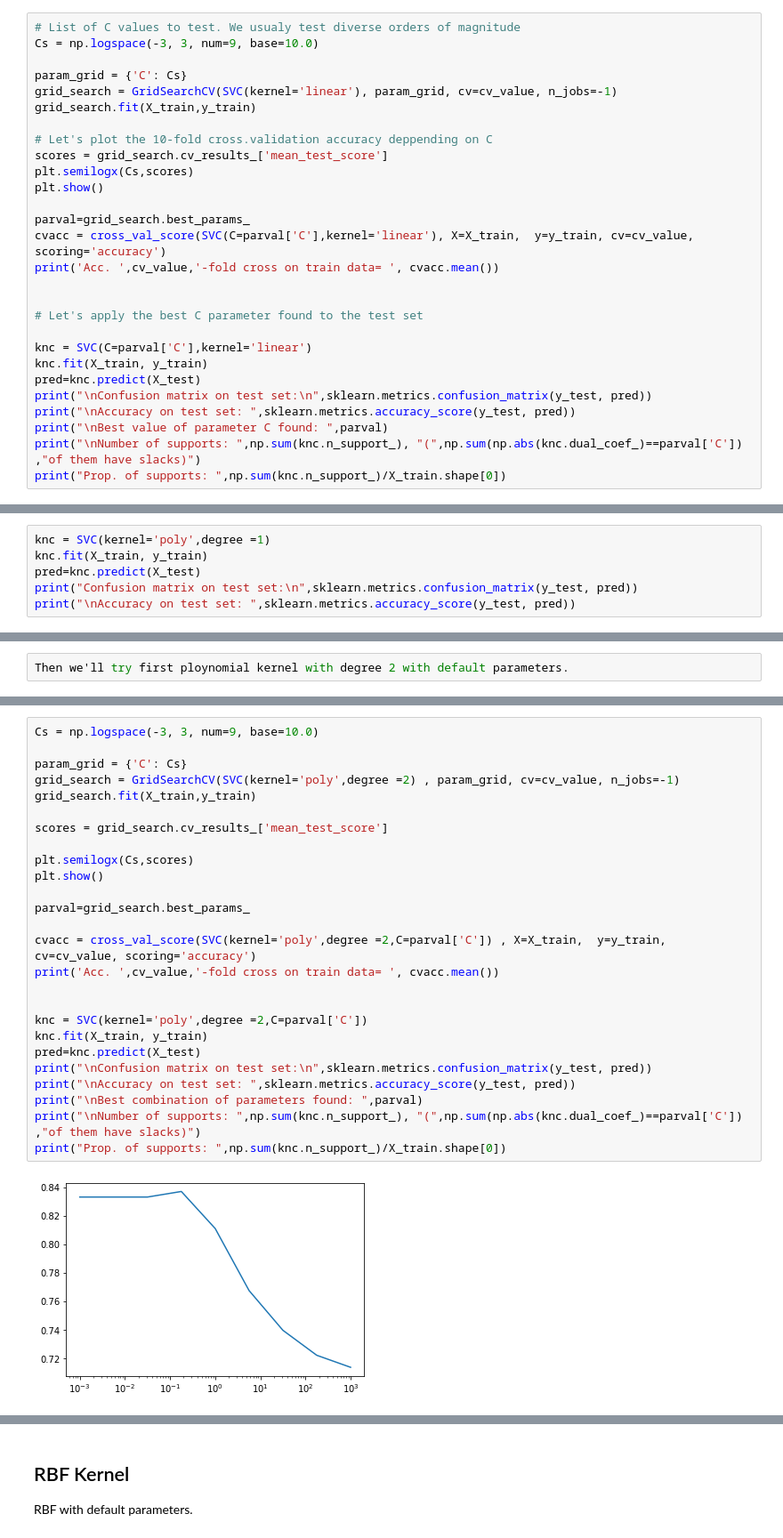
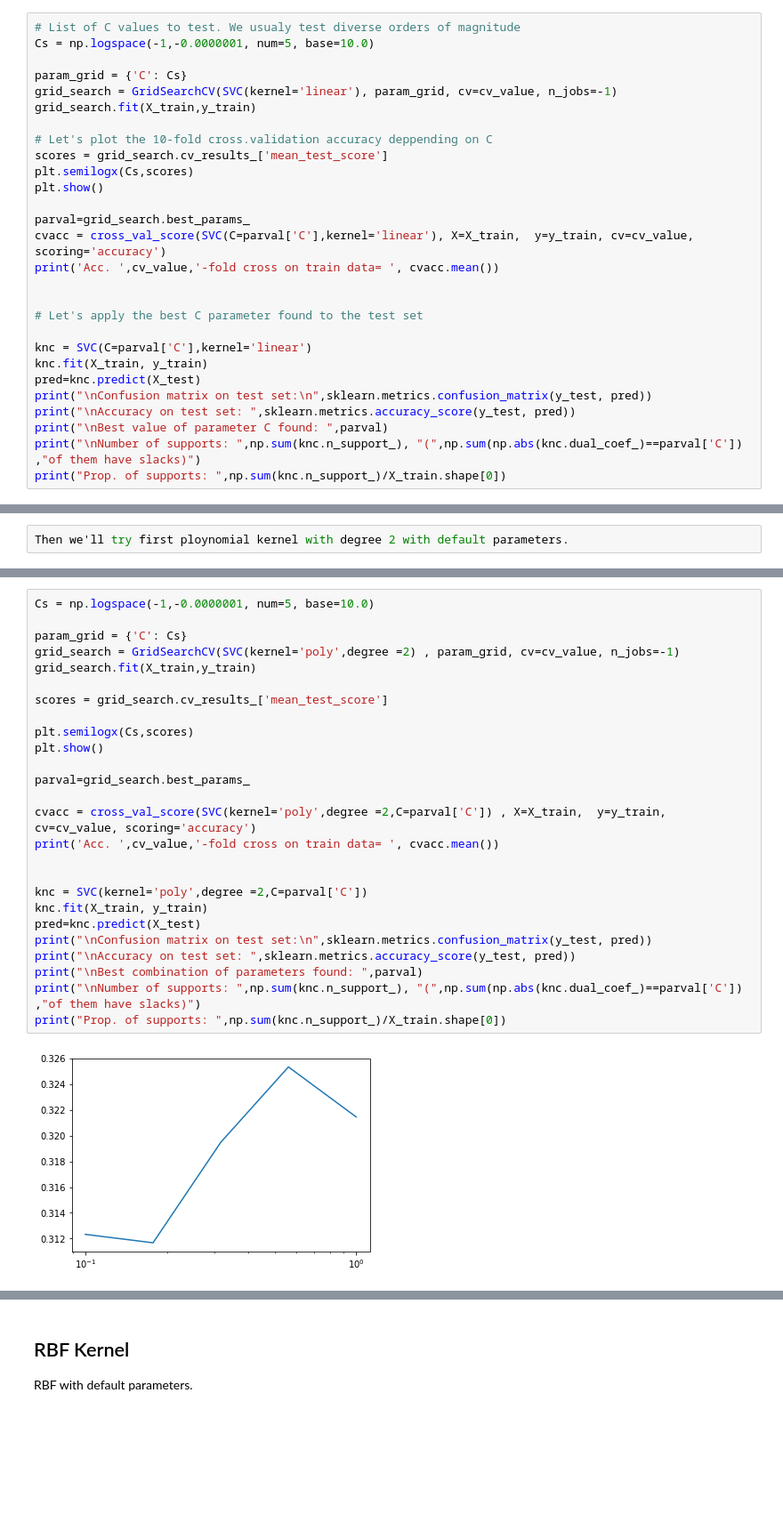
Before and after one commit to Asocsar/MD, a Jupyter notebook: Second_Part/SVM.ipynb, the cells around one changed output, grey strips where cells are left out. Shown at 89% size. Saved outputs shown, nothing was run; the diff lists cells and outputs as text; blank space fills up the shorter version.

```diff
--- a/Second_Part/SVM.ipynb
+++ b/Second_Part/SVM.ipynb
@@ -59,7 +56,7 @@ Accuracy on test set:  0.7712121212121212
 Not bad results. However, the linear SVM has parameter C that has to be adjusted. We will use *GridSearch* method to find the optimal value of C like we did in a previous notebook with the k value of the KNN algorithm.
 # %%
 # List of C values to test. We usualy test diverse orders of magnitude
-Cs = np.logspace(-3, 3, num=9, base=10.0)
+Cs = np.logspace(-1,-0.0000001, num=5, base=10.0)
 
 param_grid = {'C': Cs}
 grid_search = GridSearchCV(SVC(kernel='linear'), param_grid, cv=cv_value, n_jobs=-1)
@@ -133,9 +131,3 @@ plt.show()
 # %% [markdown]
 ## Polynomial kernels
 We'll try first ploynomial kernel with degree 1 with default parameters.
-# %%
-knc = SVC(kernel='poly',degree =1)
-knc.fit(X_train, y_train)
-pred=knc.predict(X_test)
-print("Confusion matrix on test set:\n",sklearn.metrics.confusion_matrix(y_test, pred))
-print("\nAccuracy on test set: ",sklearn.metrics.accuracy_score(y_test, pred))
@@ -164,28 +150,28 @@ Accuracy on test set:  0.7848484848484848
 # %%
-Cs = np.logspace(-3, 3, num=9, base=10.0)
+Cs = np.logspace(-1,-0.0000001, num=5, base=10.0)
 
 param_grid = {'C': Cs}
 grid_search = GridSearchCV(SVC(kernel='poly',degree =2) , param_grid, cv=cv_value, n_jobs=-1)
 grid_search.fit(X_train,y_train)
 
 scores = grid_search.cv_results_['mean_test_score']
 
 plt.semilogx(Cs,scores)
 plt.show()
 
 parval=grid_search.best_params_
 
 cvacc = cross_val_score(SVC(kernel='poly',degree =2,C=parval['C']) , X=X_train,  y=y_train, cv=cv_value, scoring='accuracy')
 print('Acc. ',cv_value,'-fold cross on train data= ', cvacc.mean())
 
 
 knc = SVC(kernel='poly',degree =2,C=parval['C'])
 knc.fit(X_train, y_train)
 pred=knc.predict(X_test)
 print("\nConfusion matrix on test set:\n",sklearn.metrics.confusion_matrix(y_test, pred))
 print("\nAccuracy on test set: ",sklearn.metrics.accuracy_score(y_test, pred))
 print("\nBest combination of parameters found: ",parval)
 print("\nNumber of supports: ",np.sum(knc.n_support_), "(",np.sum(np.abs(knc.dual_coef_)==parval['C']) ,"of them have slacks)")
 print("Prop. of supports: ",np.sum(knc.n_support_)/X_train.shape[0])
 # %% [output]
-[figure, old version]
+[figure, new version]
```
Also changed, not shown: parts of 12 cells of this notebook, 2 other files.
